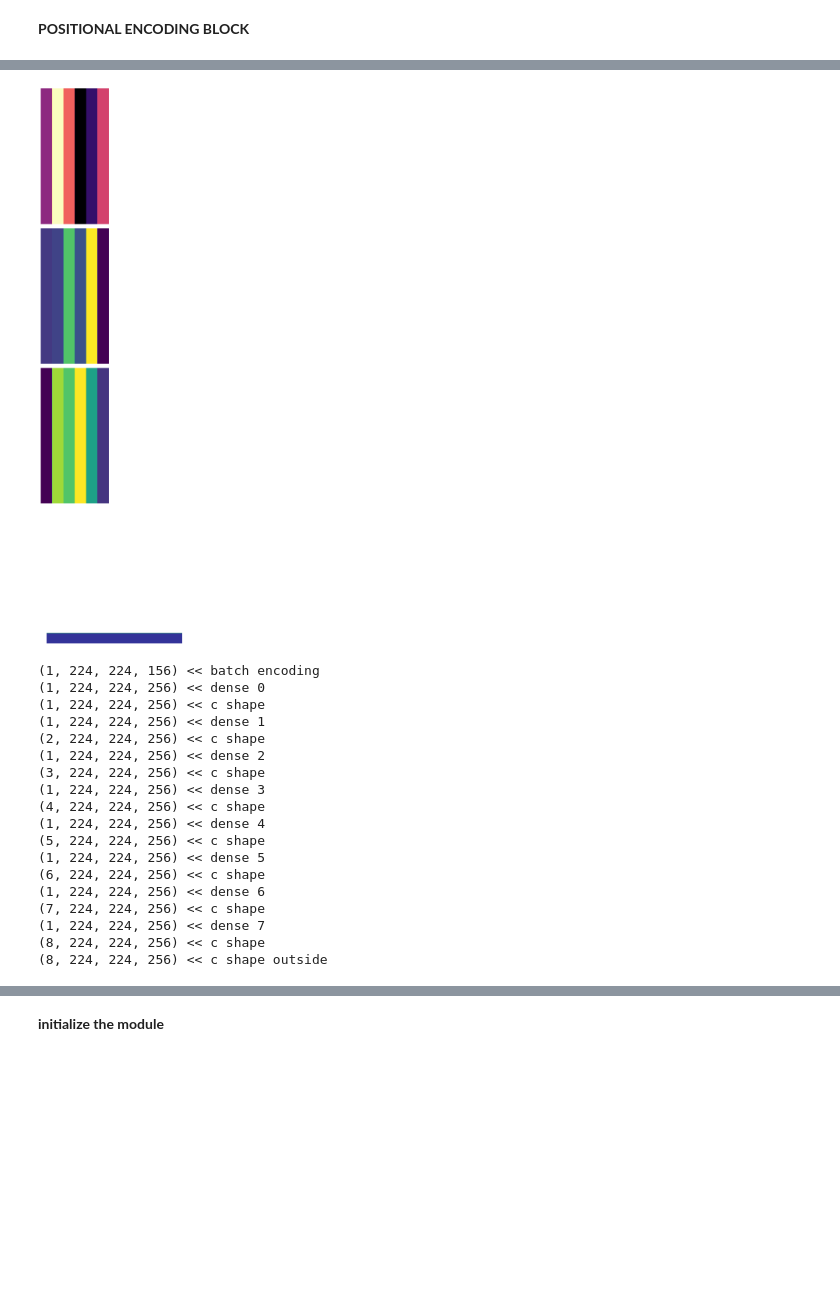
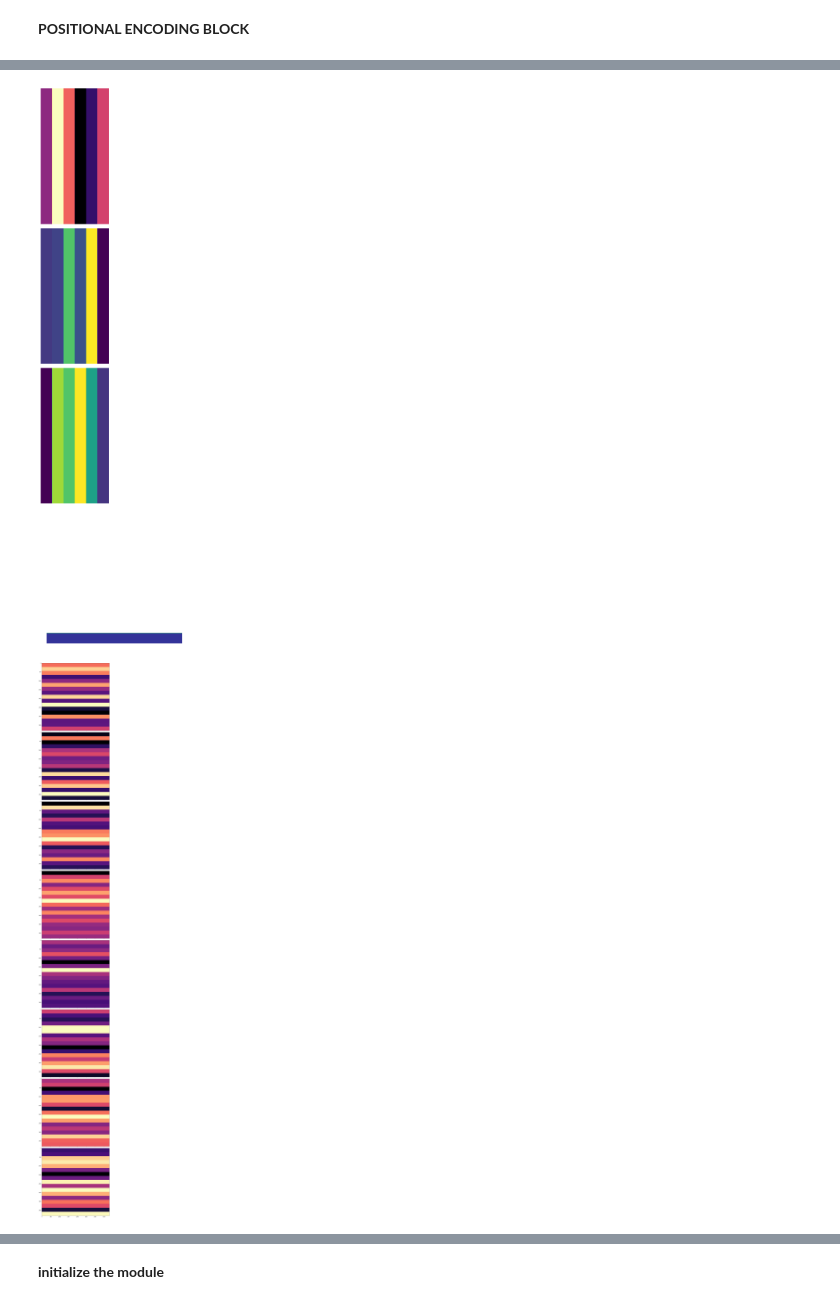
Before and after one commit to 1kaiser/jax-unet, a Jupyter notebook: MLP_TreeCover_JAX.ipynb, the cells around one changed output, grey strips where cells are left out. Drawn from its saved outputs; the diff is of its cells as text; code cells hidden in the pictures; blank space fills up the shorter version.

```diff
--- a/MLP_TreeCover_JAX.ipynb
+++ b/MLP_TreeCover_JAX.ipynb
@@ -355,82 +355,53 @@ class MLPModel(nn.Module):
     @nn.compact
     def __call__(self, input_points):
       x = batch_encoded(input_points) if self.apply_positional_encoding else input_points
-      print(x.shape,"<< batch encoding")
-      imx = []
       for i in range(ndl):
           x = nn.Dense(dlw, dtype = self.dtype, precision = self.precision)(x)
-          print(x.shape,"<< dense",i)
           if (i==0):
             c = x
           else:
-            c = jnp.append(c, x, 0)
-
-          # imx.append(c)
-
-          # axarr[i].axis('off')                                          ################
-          # axarr[i].imshow(SquareArray(c), cmap = 'magma' )                ################
-          print(c.shape,"<< c shape")                                     ################
+            c = np.append(c, np.array(x), 0)
           x = nn.relu(x)
           x = jnp.concatenate([x, input_points], axis=-1) if i == 4 else x
-
-
       x = nn.Dense(1, dtype = self.dtype, precision= self.precision)(x)
-      print(c.shape,"<< c shape outside")
-      f, axarr = plt.subplots(c.shape[0], sharex=True, figsize=(10, 150))
+      f, axarr = plt.subplots(c.shape[0], sharex=True, figsize=(20, 80))
       plt.tight_layout()
 
       for i in range(c.shape[0]):
-        axarr[i].axis('off')
+        # axarr[i].axis('off')
         axarr[i].imshow(SquareArray(c[i].reshape((c[i].shape[0]* c[i].shape[1], c[i].shape[2]))), cmap = 'magma' )
 
       plt.tight_layout()
-      plt.axis('off')
+      # plt.axis('off')
       plt.show()
       return x
 ##########################################<< MLP MODEL >>#########################################
 
 def Create_train_state(r_key, model, shape, learning_rate ) -> train_state.TrainState:
     print(shape)
     variables = model.init(r_key, jnp.ones(shape))
     optimizer = optax.adam(learning_rate)
     return train_state.TrainState.create(
         apply_fn = model.apply,
         tx=optimizer,
         params=variables['params']
     )
 
 learning_rate = 1e-4
 model = MLPModel() # Instantiate the Model
 
 
 batches = data_stream(0, no_of_batches)
 batches = slicedImageInput(get_slice_bboxes(batches[0].shape[1], batches[0].shape[2])[0], batches)
 newsize = (batches[0].shape[1], batches[0].shape[2])
 rng = jax.random.PRNGKey(0)
 BATCH, H, W, Channels = batches[0].shape
 state = Create_train_state( rng, model, (BATCH, H, W, Channels ), learning_rate )
 # %% [output]
 (1, 224, 224, 12) (1, 224, 224, 1)
 (1, 224, 224, 12)
 (50176, 12)
 (50176, 156) << before square array
 [figure]
 [figure]
-(1, 224, 224, 156) << batch encoding
-(1, 224, 224, 256) << dense 0
-(1, 224, 224, 256) << c shape
-(1, 224, 224, 256) << dense 1
-(2, 224, 224, 256) << c shape
-(1, 224, 224, 256) << dense 2
-(3, 224, 224, 256) << c shape
-(1, 224, 224, 256) << dense 3
-(4, 224, 224, 256) << c shape
-(1, 224, 224, 256) << dense 4
-(5, 224, 224, 256) << c shape
-(1, 224, 224, 256) << dense 5
-(6, 224, 224, 256) << c shape
-(1, 224, 224, 256) << dense 6
-(7, 224, 224, 256) << c shape
-(1, 224, 224, 256) << dense 7
-(8, 224, 224, 256) << c shape
-(8, 224, 224, 256) << c shape outside
+[figure, added]
```
Also changed, not shown: parts of 3 cells of this notebook.
